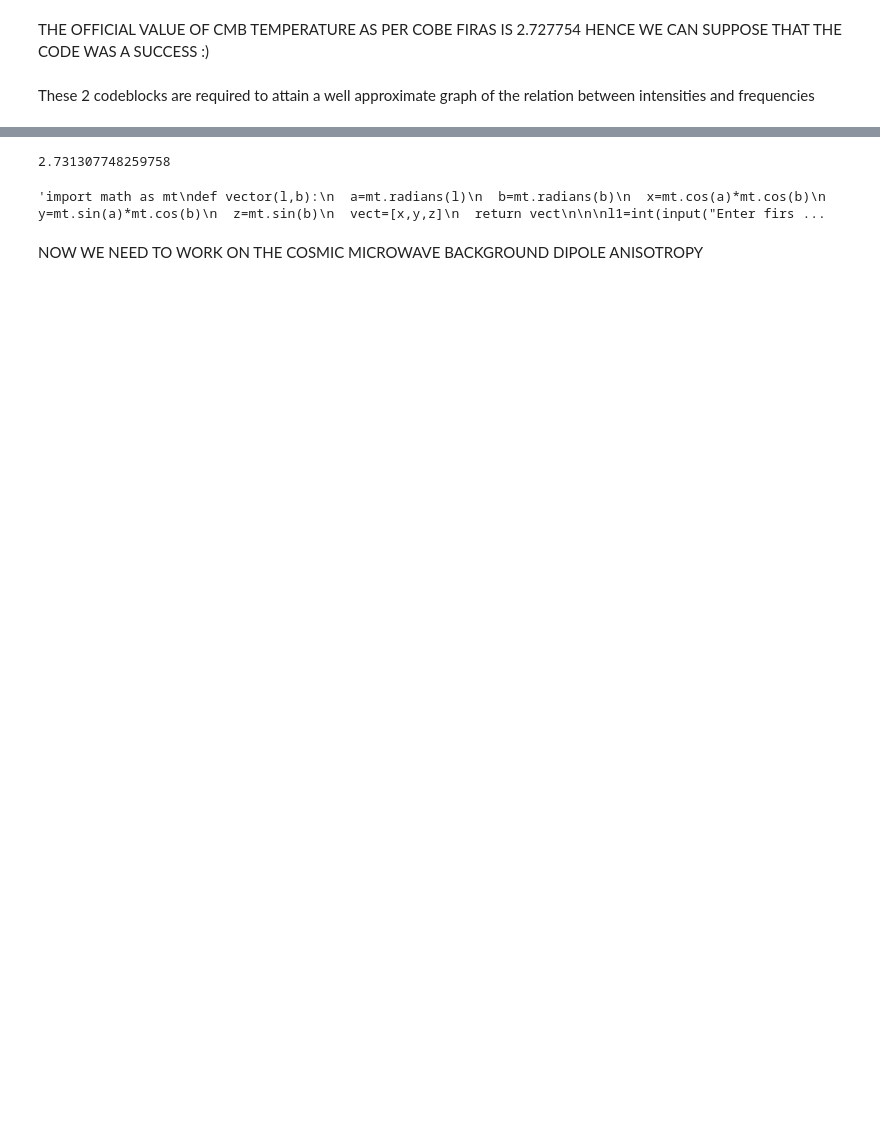
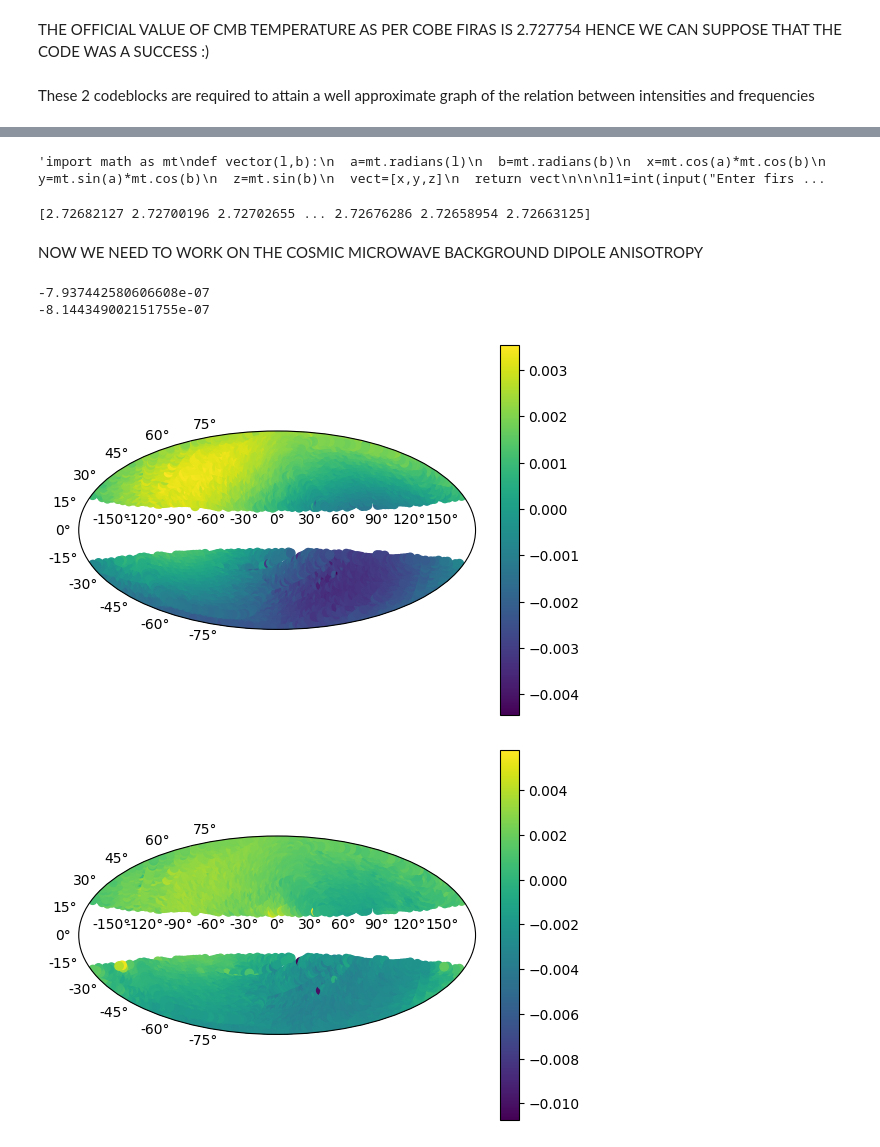
Before and after one commit to Soumomo/Motion-of-solar-system, a Jupyter notebook: projectcoderefined.ipynb, the cells around one changed output, grey strips where cells are left out. Drawn from its saved outputs; the diff is of its cells as text; code cells hidden in the pictures; blank space fills up the shorter version.

```diff
--- a/projectcoderefined.ipynb
+++ b/projectcoderefined.ipynb
@@ -465,8 +466,3 @@ plt.colorbar()
-# %%
-np.min(sigma_corrected_data)
-np.max(sigma_corrected_data)
-# %% [output]
-2.731307748259758
 # %%
 #Code to calculate angle between two given galactic coordinate vectors
 '''import math as mt
@@ -531,2 +514,6 @@ def costheta(l1,b1,l2,b2):
+# %%
+print((sigma_corrected_data))
+# %% [output]
+[2.72682127 2.72700196 2.72702655 ... 2.72676286 2.72658954 2.72663125]
 # %% [markdown]
 NOW WE NEED TO WORK ON THE COSMIC MICROWAVE BACKGROUND DIPOLE ANISOTROPY
@@ -532,0 +533,47 @@ NOW WE NEED TO WORK ON THE COSMIC MICROWAVE BACKGROUND DIPOLE ANISOTROPY
+# %%
+#This sub-code block is for the dust removed data
+
+dipole_data = [i*0 for i in range(len(sigma_corrected_data))]
+for i in range(len(sigma_corrected_data)):
+    dipole_data[i] = sigma_corrected_data[i] - root_mean_square_temperature_final
+longitude=[]
+for i in final_longitude:
+    if i > 180:
+        longitude.append(i-360)
+    else:
+        longitude.append(i)
+latitude=final_latitude
+latitude_rad=np.pi*np.array(final_latitude)/180
+longtitude_rad=np.pi*np.array(final_longitude)/180
+plt.figure()
+plt.subplot(111,projection='aitoff')
+plt.scatter(longtitude_rad,latitude_rad,c=dipole_data)
+plt.colorbar()
+
+print(np.mean(dipole_data))
+'''.........................................................................................................................................................................'''
+#This sub code block is for the data in which dust is included
+
+dipole_data_control = [i*0 for i in range(len(sigma_corrected_data_control))]
+for i in range(len(sigma_corrected_data_control)):
+    dipole_data_control[i] = sigma_corrected_data_control[i] - root_mean_square_temperature_final_control
+longitude=[]
+for i in final_longitude_control:
+    if i > 180:
+        longitude.append(i-360)
+    else:
+        longitude.append(i)
+latitude=final_latitude_control
+latitude_rad_control=np.pi*np.array(final_latitude_control)/180
+longtitude_rad_control=np.pi*np.array(final_longitude_control)/180
+plt.figure()
+plt.subplot(111,projection='aitoff')
+plt.scatter(longtitude_rad_control,latitude_rad_control,c=dipole_data_control)
+plt.colorbar()
+
+print(np.mean(dipole_data_control))
+# %% [output]
+-7.937442580606608e-07
+-8.144349002151755e-07
+[figure, added]
+[figure, added]
```
Also changed, not shown: parts of 12 cells of this notebook.
